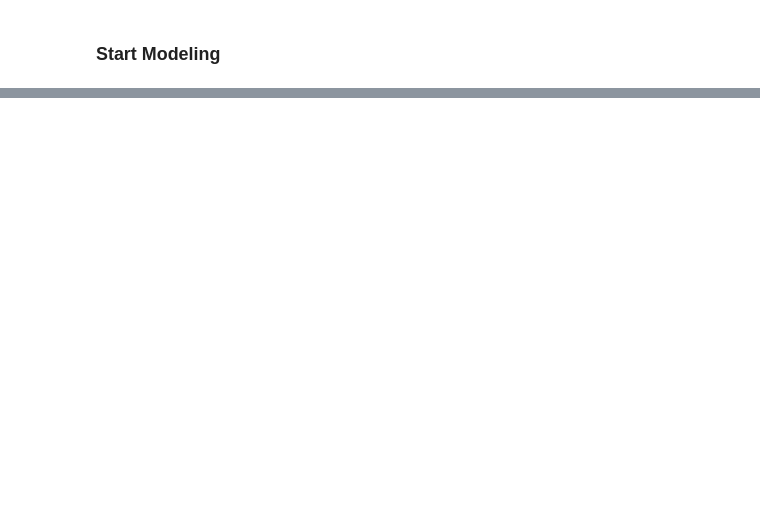
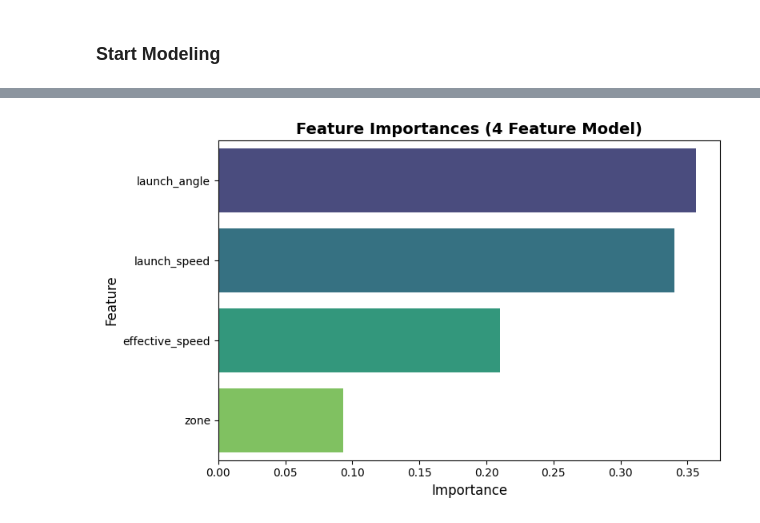
Before and after one commit to INFO-523-SU25/final-project-abshire, a Jupyter notebook: notebooks/cleanerstart.ipynb, the cells around one changed output, grey strips where cells are left out. Drawn from its saved outputs; the diff is of its cells as text; code cells hidden in the pictures; blank space fills up the shorter version.

```diff
--- a/notebooks/cleanerstart.ipynb
+++ b/notebooks/cleanerstart.ipynb
@@ -773,0 +749,83 @@ np.float64(0.32)
+# %%
+import pandas as pd
+import matplotlib.pyplot as plt
+import seaborn as sns
+from sklearn.model_selection import train_test_split
+from sklearn.ensemble import RandomForestClassifier
+from sklearn.metrics import classification_report, roc_auc_score
+
+# ------------------------------
+# 1. Filter to balls in play (contact quality)
+# ------------------------------
+df_bip_top100 = df_top100_refined[df_top100_refined['desc_hit_into_play'] == 1].copy()
+
+# ------------------------------
+# 2. Select features (numeric only)
+# ------------------------------
+features = ['launch_angle', 'launch_speed', 'effective_speed', 'zone']
+X_hit = df_bip_top100[features]
+y_hit = df_bip_top100['is_hit']
+
+# ------------------------------
+# 3. Train/test split
+# ------------------------------
+X_train, X_test, y_train, y_test = train_test_split(
+    X_hit, y_hit, test_size=0.2, random_state=42, stratify=y_hit
+)
+
+# ------------------------------
+# 4. Train Random Forest model
+# ------------------------------
+rf_model = RandomForestClassifier(n_estimators=200, random_state=42, n_jobs=-1)
+rf_model.fit(X_train, y_train)
+
+# ------------------------------
+# 5. Evaluate
+# ------------------------------
+y_pred = rf_model.predict(X_test)
+y_pred_proba = rf_model.predict_proba(X_test)[:, 1]
+
+print("Classification Report:\n", classification_report(y_test, y_pred))
+print("ROC AUC Score:", roc_auc_score(y_test, y_pred_proba))
+
+# ------------------------------
+# 6. Feature importance visualization
+# ------------------------------
+feature_importance_df = pd.DataFrame({
+    'feature': X_train.columns,
+    'importance': rf_model.feature_importances_
+}).sort_values(by='importance', ascending=False)
+
+plt.figure(figsize=(8, 5))
+sns.barplot(
+    data=feature_importance_df,
+    x="importance",
+    y="feature",
+    palette="viridis"
+)
+plt.title("Feature Importances (4 Feature Model)", fontsize=14, weight="bold")
+plt.xlabel("Importance", fontsize=12)
+plt.ylabel("Feature", fontsize=12)
+plt.tight_layout()
+plt.show()
+
+# ------------------------------
+# 7. Prediction function
+# ------------------------------
+def predict_hit(launch_angle, launch_speed, effective_speed, zone):
+    new_pitch = pd.DataFrame([{
+        'launch_angle': launch_angle,
+        'launch_speed': launch_speed,
+        'effective_speed': effective_speed,
+        'zone': zone
+    }])
+
+    pred_class = rf_model.predict(new_pitch)[0]
+    pred_prob = rf_model.predict_proba(new_pitch)[0][1]
+
+    return {
+        'predicted_class': int(pred_class),
+        'prediction_label': 'Hit' if pred_class == 1 else 'Not Hit',
+        'hit_probability': round(pred_prob, 3)
+    }
+# %% [output]
@@ -773,0 +846 @@ np.float64(0.32)
+[figure, added]
```
Also changed, not shown: parts of 13 cells of this notebook, 1 other file.
